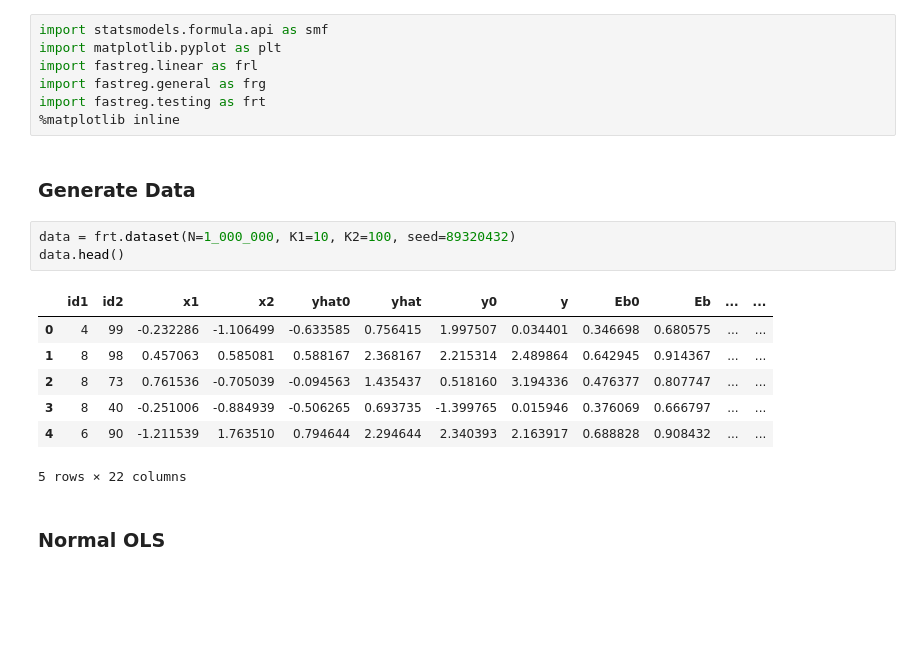
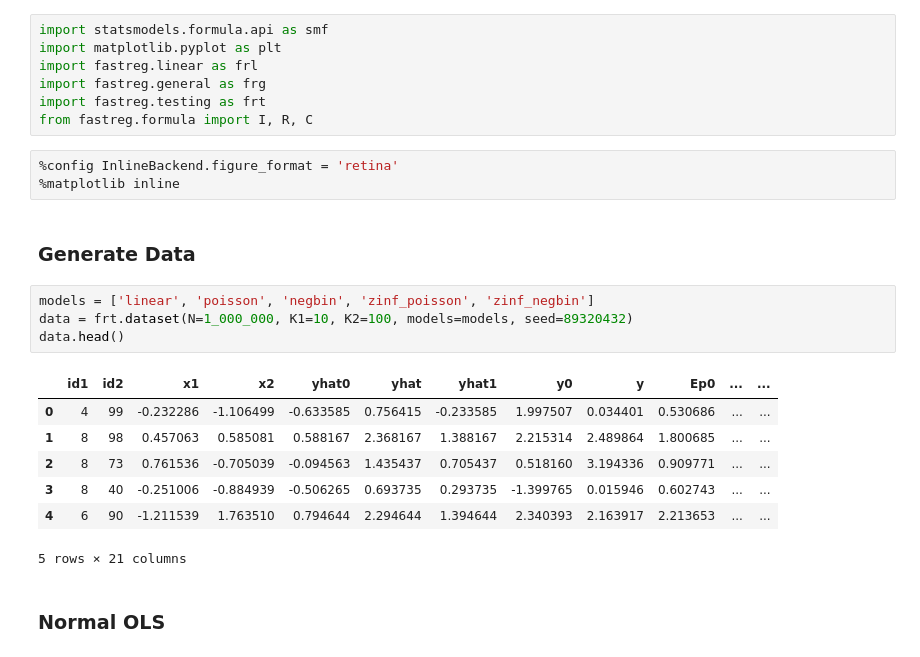
Before and after one commit to iamlemec/fastreg, a Jupyter notebook: benchmark.ipynb, the cells around one changed output. Saved outputs shown, nothing was run; the diff lists cells and outputs as text; blank space fills up the shorter version.

Commit message:
declarative formulas

```diff
--- a/benchmark.ipynb
+++ b/benchmark.ipynb
@@ -4,20 +4,24 @@ import matplotlib.pyplot as plt
 import fastreg.linear as frl
 import fastreg.general as frg
 import fastreg.testing as frt
-%matplotlib inline
+from fastreg.formula import I, R, C
+# %%
+%config InlineBackend.figure_format = 'retina'
+%matplotlib inline
 # %% [markdown]
 ### Generate Data
 # %%
-data = frt.dataset(N=1_000_000, K1=10, K2=100, seed=89320432)
+models = ['linear', 'poisson', 'negbin', 'zinf_poisson', 'zinf_negbin']
+data = frt.dataset(N=1_000_000, K1=10, K2=100, models=models, seed=89320432)
 data.head()
 # %% [output]
-|  | id1 | id2 | x1 | x2 | yhat0 | yhat | y0 | y | Eb0 | Eb | ... | ... |
-| 0 | 4 | 99 | -0.232286 | -1.106499 | -0.633585 | 0.756415 | 1.997507 | 0.034401 | 0.346698 | 0.680575 | ... | ... |
-| 1 | 8 | 98 | 0.457063 | 0.585081 | 0.588167 | 2.368167 | 2.215314 | 2.489864 | 0.642945 | 0.914367 | ... | ... |
-| 2 | 8 | 73 | 0.761536 | -0.705039 | -0.094563 | 1.435437 | 0.518160 | 3.194336 | 0.476377 | 0.807747 | ... | ... |
-| 3 | 8 | 40 | -0.251006 | -0.884939 | -0.506265 | 0.693735 | -1.399765 | 0.015946 | 0.376069 | 0.666797 | ... | ... |
-| 4 | 6 | 90 | -1.211539 | 1.763510 | 0.794644 | 2.294644 | 2.340393 | 2.163917 | 0.688828 | 0.908432 | ... | ... |
+|  | id1 | id2 | x1 | x2 | yhat0 | yhat | yhat1 | y0 | y | Ep0 | ... | ... |
+| 0 | 4 | 99 | -0.232286 | -1.106499 | -0.633585 | 0.756415 | -0.233585 | 1.997507 | 0.034401 | 0.530686 | ... | ... |
+| 1 | 8 | 98 | 0.457063 | 0.585081 | 0.588167 | 2.368167 | 1.388167 | 2.215314 | 2.489864 | 1.800685 | ... | ... |
+| 2 | 8 | 73 | 0.761536 | -0.705039 | -0.094563 | 1.435437 | 0.705437 | 0.518160 | 3.194336 | 0.909771 | ... | ... |
+| 3 | 8 | 40 | -0.251006 | -0.884939 | -0.506265 | 0.693735 | 0.293735 | -1.399765 | 0.015946 | 0.602743 | ... | ... |
+| 4 | 6 | 90 | -1.211539 | 1.763510 | 0.794644 | 2.294644 | 1.394644 | 2.340393 | 2.163917 | 2.213653 | ... | ... |
-5 rows × 22 columns
+5 rows × 21 columns
 # %% [markdown]
 ### Normal OLS
 # %%
```
Also changed, not shown: parts of 15 cells of this notebook, 8 other files.
